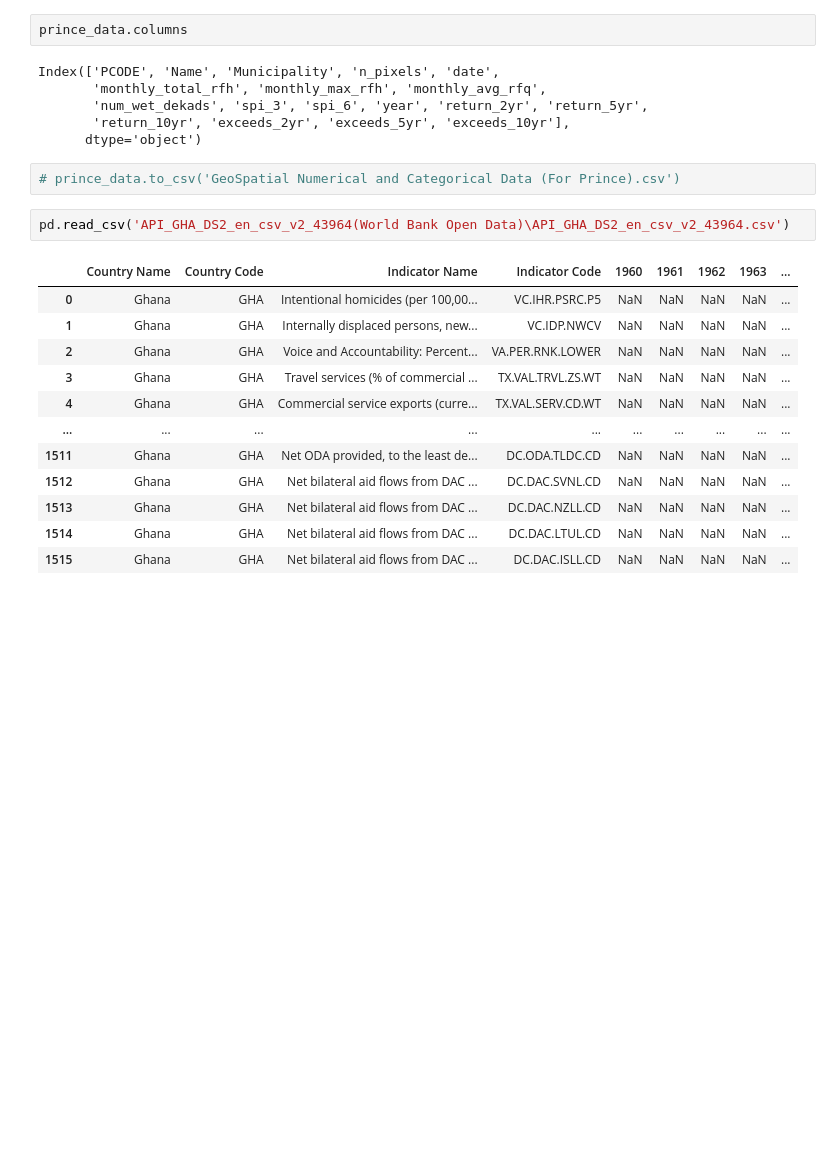
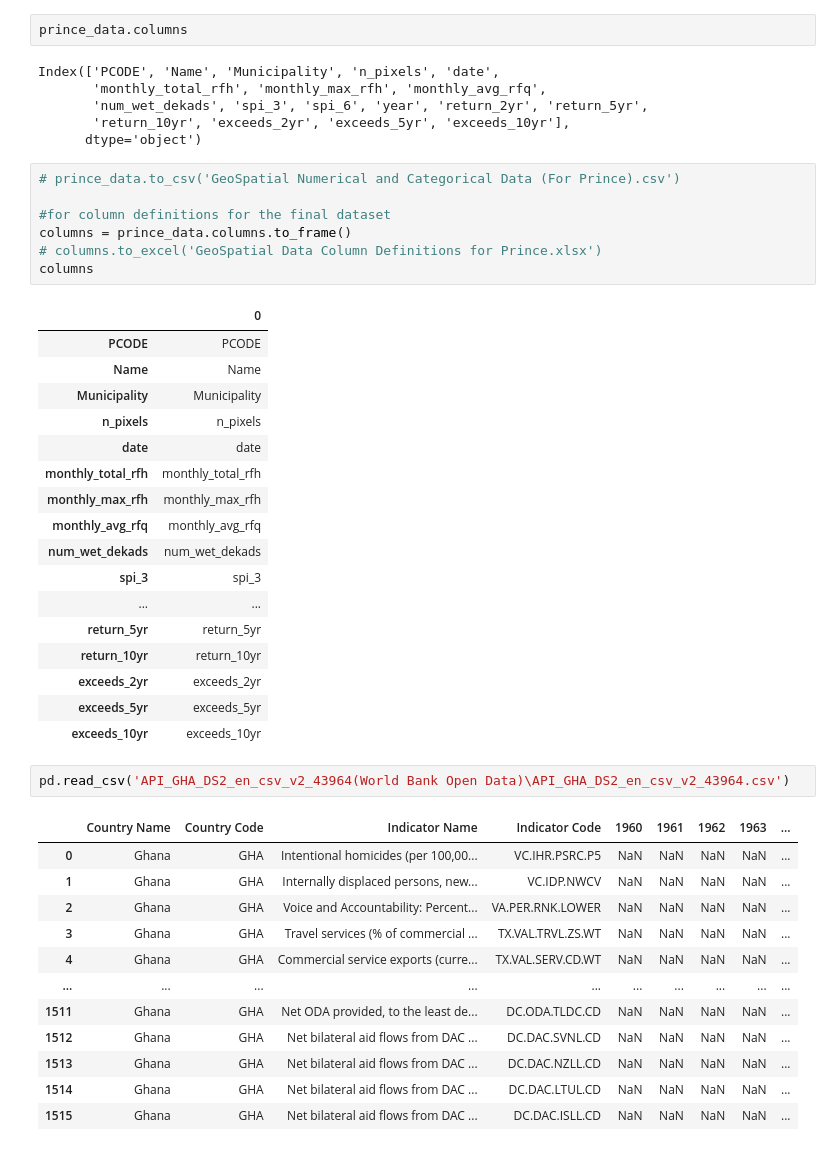
Before and after one commit to Mister-Kayy/DSCD-611-Group-2-Project-Work, a Jupyter notebook: Course Project/Course Project RoughDataEngineering.ipynb, the cells around one changed output. Drawn from its saved outputs; the diff is of its cells as text; blank space fills up the shorter version.

Commit message:
Updated Definition Sheets now

```diff
--- a/Course Project/Course Project RoughDataEngineering.ipynb
+++ b/Course Project/Course Project RoughDataEngineering.ipynb
@@ -794,6 +795,29 @@ Index(['PCODE', 'Name', 'Municipality', 'n_pixels', 'date',
       dtype='object')
 # %%
 # prince_data.to_csv('GeoSpatial Numerical and Categorical Data (For Prince).csv')
+
+#for column definitions for the final dataset
+columns = prince_data.columns.to_frame()
+# columns.to_excel('GeoSpatial Data Column Definitions for Prince.xlsx')
+columns
+# %% [output]
+|  | 0 |
+| PCODE | PCODE |
+| Name | Name |
+| Municipality | Municipality |
+| n_pixels | n_pixels |
+| date | date |
+| monthly_total_rfh | monthly_total_rfh |
+| monthly_max_rfh | monthly_max_rfh |
+| monthly_avg_rfq | monthly_avg_rfq |
+| num_wet_dekads | num_wet_dekads |
+| spi_3 | spi_3 |
+| ... | ... |
+| return_5yr | return_5yr |
+| return_10yr | return_10yr |
+| exceeds_2yr | exceeds_2yr |
+| exceeds_5yr | exceeds_5yr |
+| exceeds_10yr | exceeds_10yr |
 # %%
 pd.read_csv('API_GHA_DS2_en_csv_v2_43964(World Bank Open Data)\API_GHA_DS2_en_csv_v2_43964.csv')
 # %% [output]
```
Also changed, not shown: parts of 1 cell of this notebook, 2 other files.
